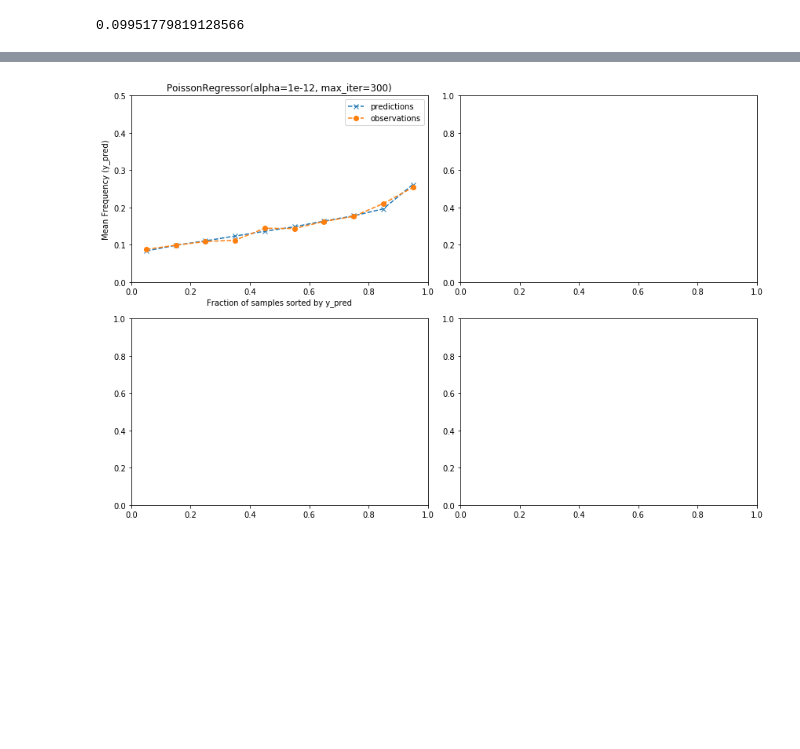
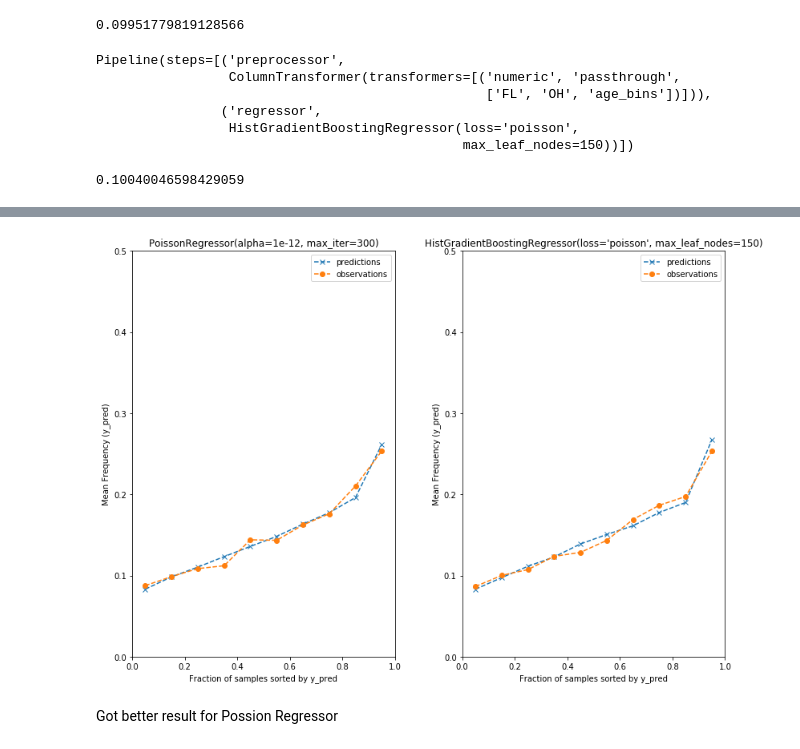
Before and after one commit to mrbarun2011/Chubb, a Jupyter notebook: Modelling.ipynb, the cells around one changed output, grey strips where cells are left out. Drawn from its saved outputs; the diff is of its cells as text; code cells hidden in the pictures; blank space fills up the shorter version.

```diff
--- a/Modelling.ipynb
+++ b/Modelling.ipynb
@@ -145,6 +146,40 @@ print(mean_poisson_deviance(
             sample_weight=df_test["exposure"][mask]))
 # %% [output]
 0.09951779819128566
+# %%
+from sklearn.experimental import enable_hist_gradient_boosting
+from sklearn.ensemble import HistGradientBoostingRegressor
+from sklearn.preprocessing import OrdinalEncoder
+
+
+poisson_gbrt = Pipeline(
+    [
+        ("preprocessor", preprocessor),
+        (
+            "regressor",
+            HistGradientBoostingRegressor(loss="poisson", max_leaf_nodes=150),
+        ),
+    ]
+)
+poisson_gbrt.fit(
+    df_train, df_train["freq"], regressor__sample_weight=df_train["exposure"]
+)
+# %% [output]
+Pipeline(steps=[('preprocessor',
+                 ColumnTransformer(transformers=[('numeric', 'passthrough',
+                                                  ['FL', 'OH', 'age_bins'])])),
+                ('regressor',
+                 HistGradientBoostingRegressor(loss='poisson',
+                                               max_leaf_nodes=150))])
+# %%
+mask = y_pred > 0
+y_pred = poisson_gbrt.predict(df_test)
+print(mean_poisson_deviance(
+            df_test["freq"][mask],
+            y_pred[mask],
+            sample_weight=df_test["exposure"][mask]))
+# %% [output]
+0.10040046598429059
 # %%
 from sklearn.utils import gen_even_slices
 
@@ -188,10 +223,10 @@ def _mean_frequency_by_risk_group(y_true, y_pred, sample_weight=None, n_bins=100
 
 
 print(f"Actual number of claims: {df_test['claims'].sum()}")
-fig, ax = plt.subplots(nrows=2, ncols=2, figsize=(12, 8))
+fig, ax = plt.subplots(nrows=1, ncols=2, figsize=(12, 8))
 plt.subplots_adjust(wspace=0.3)
 
-for axi, model in zip(ax.ravel(), [poisson_glm]):
+for axi, model in zip(ax.ravel(), [poisson_glm,poisson_gbrt]):
     y_pred = model.predict(df_test)
     y_true = df_test["freq"].values
     exposure = df_test["exposure"].values
@@ -220 +256,3 @@ Predicted number of claims by PoissonRegressor(alpha=1e-12, max_iter=300): 20647
-[figure, old version]
+[figure, new version]
+# %% [markdown]
+Got better result for Possion Regressor
```
Also changed, not shown: parts of 6 cells of this notebook, 3 other files.
